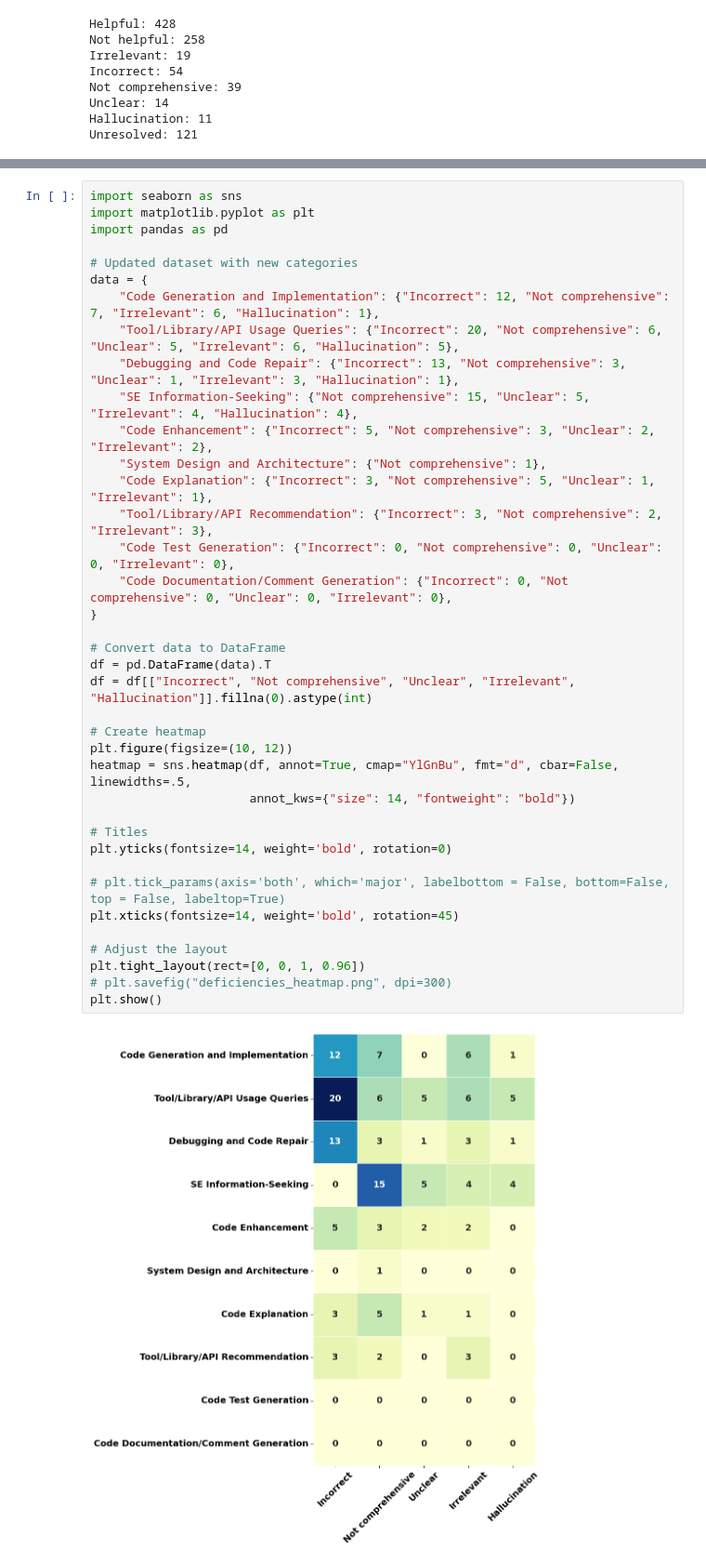
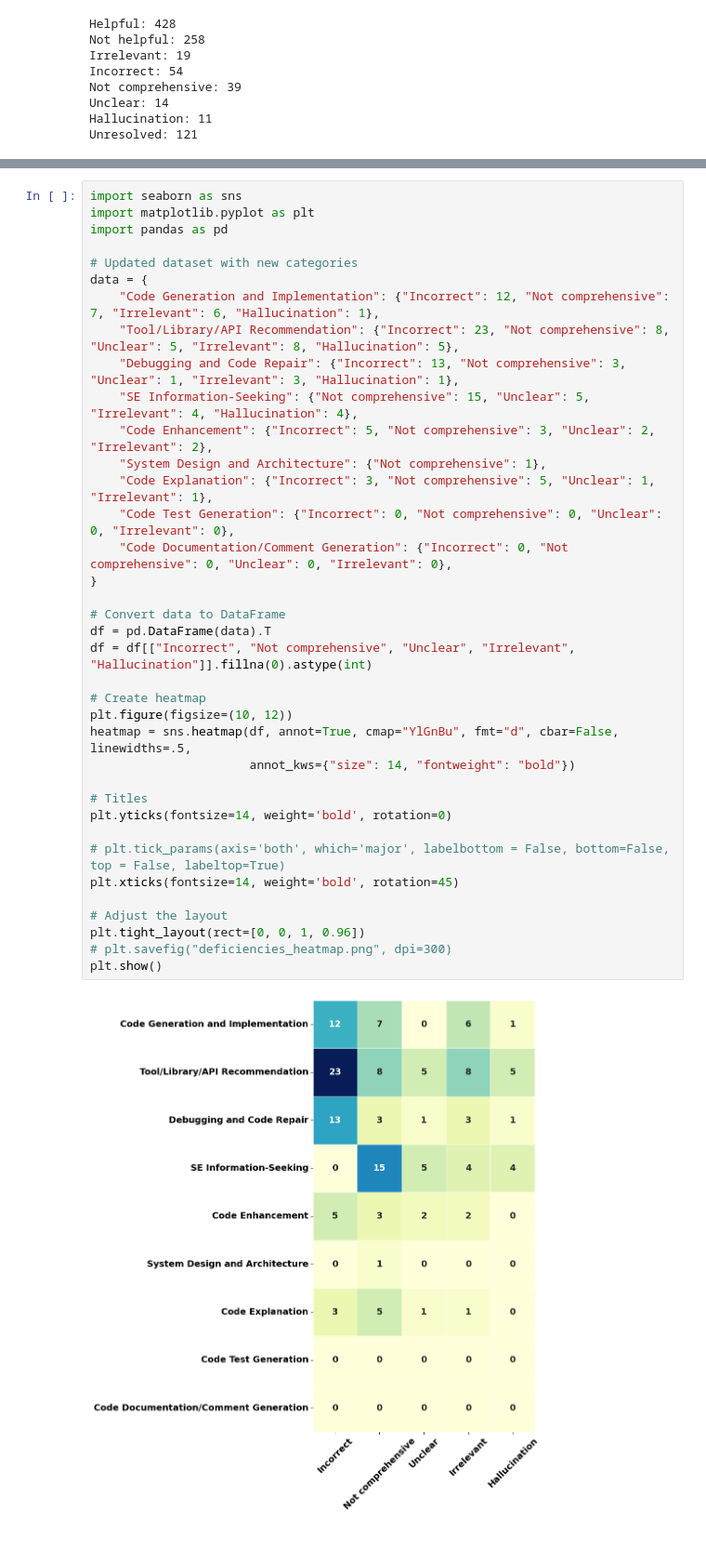
Before and after one commit to SOAR-Lab/llm_issue_resolution_analysis, a Jupyter notebook: analysis/main.ipynb, the cells around one changed output, grey strips where cells are left out. Shown at 93% size. Cells and saved outputs as stored; diff of their text form.

```diff
--- a/analysis/main.ipynb
+++ b/analysis/main.ipynb
@@ -1173,35 +1260,34 @@ import pandas as pd
 # Updated dataset with new categories
 data = {
     "Code Generation and Implementation": {"Incorrect": 12, "Not comprehensive": 7, "Irrelevant": 6, "Hallucination": 1},
-    "Tool/Library/API Usage Queries": {"Incorrect": 20, "Not comprehensive": 6, "Unclear": 5, "Irrelevant": 6, "Hallucination": 5},
+    "Tool/Library/API Recommendation": {"Incorrect": 23, "Not comprehensive": 8, "Unclear": 5, "Irrelevant": 8, "Hallucination": 5},
     "Debugging and Code Repair": {"Incorrect": 13, "Not comprehensive": 3, "Unclear": 1, "Irrelevant": 3, "Hallucination": 1},
     "SE Information-Seeking": {"Not comprehensive": 15, "Unclear": 5, "Irrelevant": 4, "Hallucination": 4},
     "Code Enhancement": {"Incorrect": 5, "Not comprehensive": 3, "Unclear": 2, "Irrelevant": 2},
     "System Design and Architecture": {"Not comprehensive": 1},
     "Code Explanation": {"Incorrect": 3, "Not comprehensive": 5, "Unclear": 1, "Irrelevant": 1},
-    "Tool/Library/API Recommendation": {"Incorrect": 3, "Not comprehensive": 2, "Irrelevant": 3},
     "Code Test Generation": {"Incorrect": 0, "Not comprehensive": 0, "Unclear": 0, "Irrelevant": 0},
     "Code Documentation/Comment Generation": {"Incorrect": 0, "Not comprehensive": 0, "Unclear": 0, "Irrelevant": 0},
 }
 
 # Convert data to DataFrame
 df = pd.DataFrame(data).T
 df = df[["Incorrect", "Not comprehensive", "Unclear", "Irrelevant", "Hallucination"]].fillna(0).astype(int)
 
 # Create heatmap
 plt.figure(figsize=(10, 12))
 heatmap = sns.heatmap(df, annot=True, cmap="YlGnBu", fmt="d", cbar=False, linewidths=.5,
                       annot_kws={"size": 14, "fontweight": "bold"})
 
 # Titles
 plt.yticks(fontsize=14, weight='bold', rotation=0)
 
 # plt.tick_params(axis='both', which='major', labelbottom = False, bottom=False, top = False, labeltop=True)
 plt.xticks(fontsize=14, weight='bold', rotation=45)
 
 # Adjust the layout
 plt.tight_layout(rect=[0, 0, 1, 0.96])
 # plt.savefig("deficiencies_heatmap.png", dpi=300)
 plt.show()
 # %% [output]
-[figure, old version]
+[figure, new version]
```
Also changed, not shown: parts of 4 cells of this notebook.
